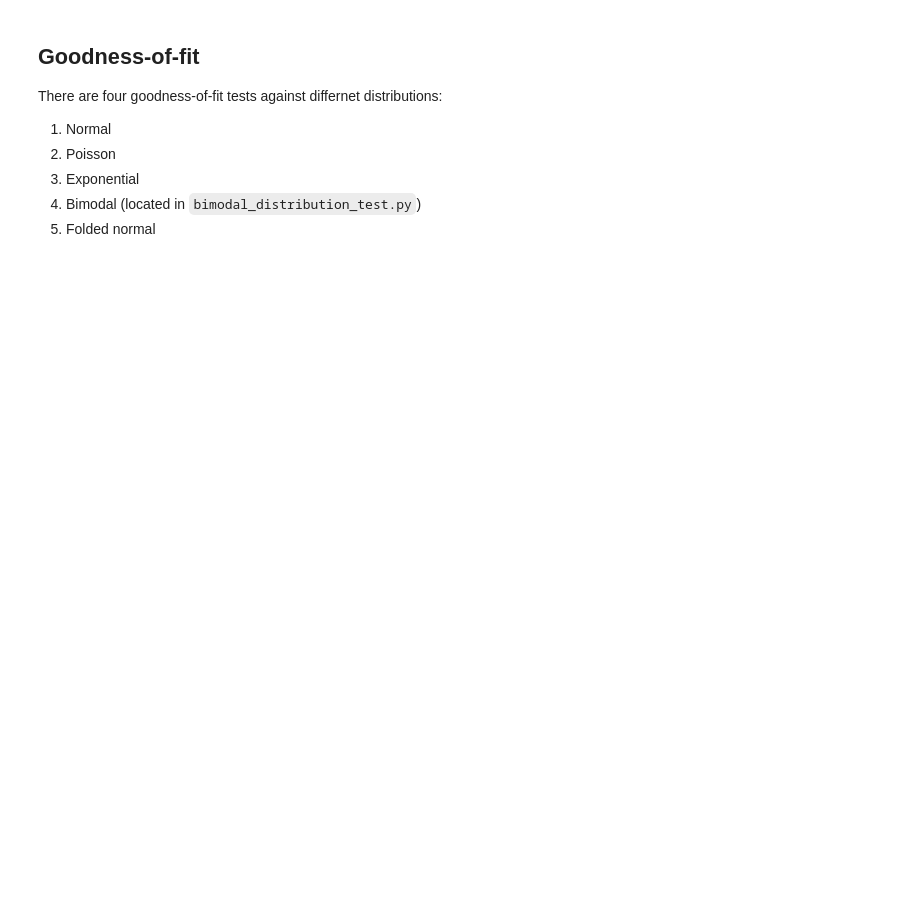
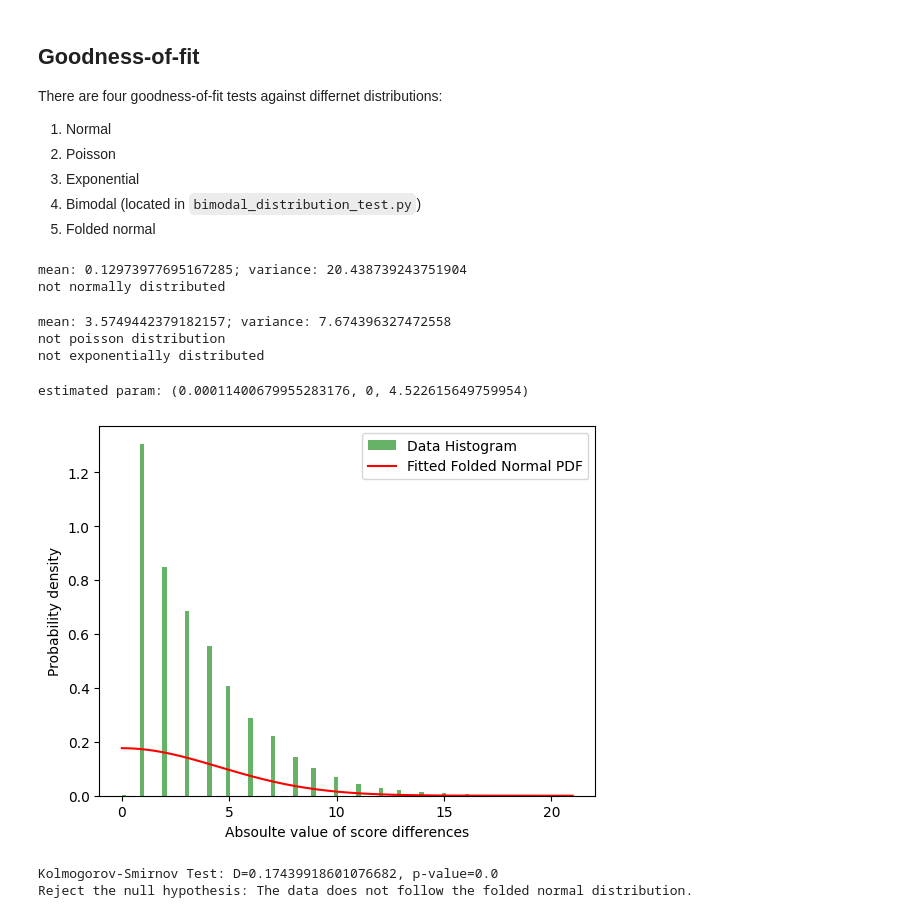
Before and after one commit to lbwei1016/Statistics-2024, a Jupyter notebook: main.ipynb, the cells around one changed output. Drawn from its saved outputs; the diff is of its cells as text; code cells hidden in the pictures; blank space fills up the shorter version.

Commit message:
merge bimodal test into main.ipynb

```diff
--- a/main.ipynb
+++ b/main.ipynb
@@ -382,13 +364,16 @@ Preform normality test on ScoreDiff
 '''
 from scipy import stats
 
-data = data['ScoreDiff']
-stat, p_val = stats.kstest(data, 'norm', [data.mean(), data.std()])
-print(f'mean: {data.mean()}; variance: {data.var()}')
+ScoreDiff_data = ScoreDiff_data['ScoreDiff']
+stat, p_val = stats.kstest(ScoreDiff_data, 'norm', [ScoreDiff_data.mean(), ScoreDiff_data.std()])
+print(f'mean: {ScoreDiff_data.mean()}; variance: {ScoreDiff_data.var()}')
 if p_val > 0.05:
     print('normally distributed')
 else:
     print('not normally distributed')
+# %% [output]
+mean: 0.12973977695167285; variance: 20.438739243751904
+not normally distributed
 # %%
 '''
 Try test for Poisson or Exponential (with abs(x.diff())).
@@ -396,7 +381,7 @@ Since the mean and variance of our data is not close, it is unlikely a Poisson d
 Same reason for the exponential distribution.
 '''
 
-abs_data = abs(data)
+abs_data = abs(ScoreDiff_data)
 # The mean and the variance are not close.
 # That is, the underlying distribution is unlikely Poisson
 print(f'mean: {abs_data.mean()}; variance: {abs_data.var()}')
@@ -413,39 +398,48 @@ if p_val > 0.05:
     print('exponentially distributed')
 else:
     print('not exponentially distributed')
+# %% [output]
+mean: 3.5749442379182157; variance: 7.674396327472558
+not poisson distribution
+not exponentially distributed
 # %%
 """
 Test whether our data fits "folded normal distribution".
 
 It turns out that the result is NO.
 """
 
 # Plot histogram of the data
 plt.hist(abs_data, bins=100, density=True, alpha=0.6, color='g', label='Data Histogram')
 
 # Fit the data to a folded normal distribution
-param = stats.foldnorm.fit(data, floc=0)
+param = stats.foldnorm.fit(abs_data, floc=0)
 
 print(f'estimated param: {param}')
 
 # Get the PDF of the fitted folded normal distribution
-x = np.linspace(0, max(data), 1000)
+x = np.linspace(0, max(abs_data), 1000)
 pdf_fitted = stats.foldnorm.pdf(x, *param)
 plt.plot(x, pdf_fitted, 'r-', label='Fitted Folded Normal PDF')
 
 plt.xlabel('Absoulte value of score differences')
 plt.ylabel('Probability density')
 plt.legend()
 plt.show()
 
 # Kolmogorov-Smirnov Test
-D, p_value_ks = stats.kstest(data, 'foldnorm', args=param)
+D, p_value_ks = stats.kstest(abs_data, 'foldnorm', args=param)
 print(f'Kolmogorov-Smirnov Test: D={D}, p-value={p_value_ks}')
 
 # Interpretation
 alpha = 0.05  # Common significance level
 if p_value_ks > alpha:
     print("Fail to reject the null hypothesis: The data follows the folded normal distribution.")
 else:
     print("Reject the null hypothesis: The data does not follow the folded normal distribution.")
+# %% [output]
+estimated param: (0.00011400679955283176, 0, 4.522615649759954)
+[figure, added]
+Kolmogorov-Smirnov Test: D=0.17439918601076682, p-value=0.0
+Reject the null hypothesis: The data does not follow the folded normal distribution.
 # %%
```
Also changed, not shown: parts of 4 cells of this notebook, 2 other files.
